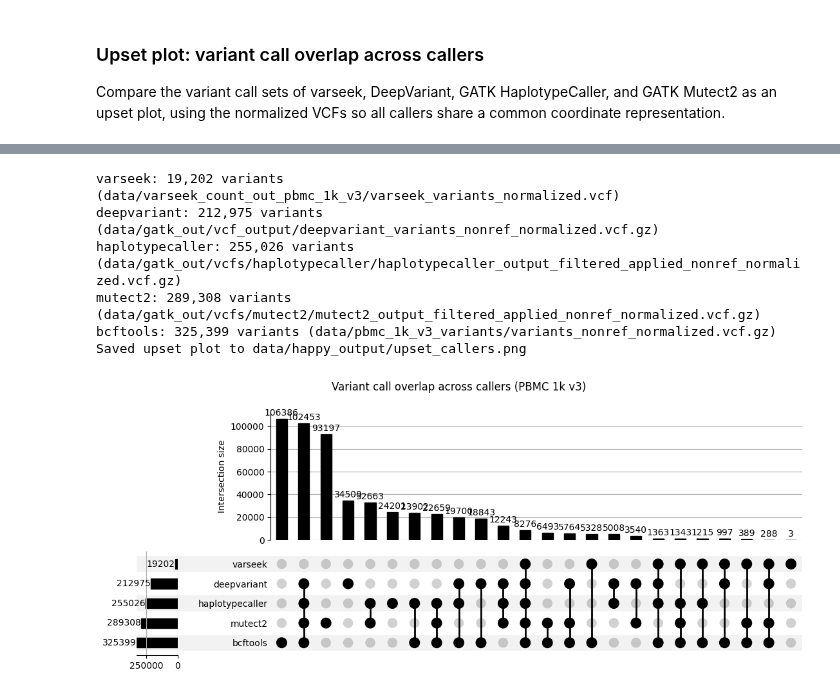
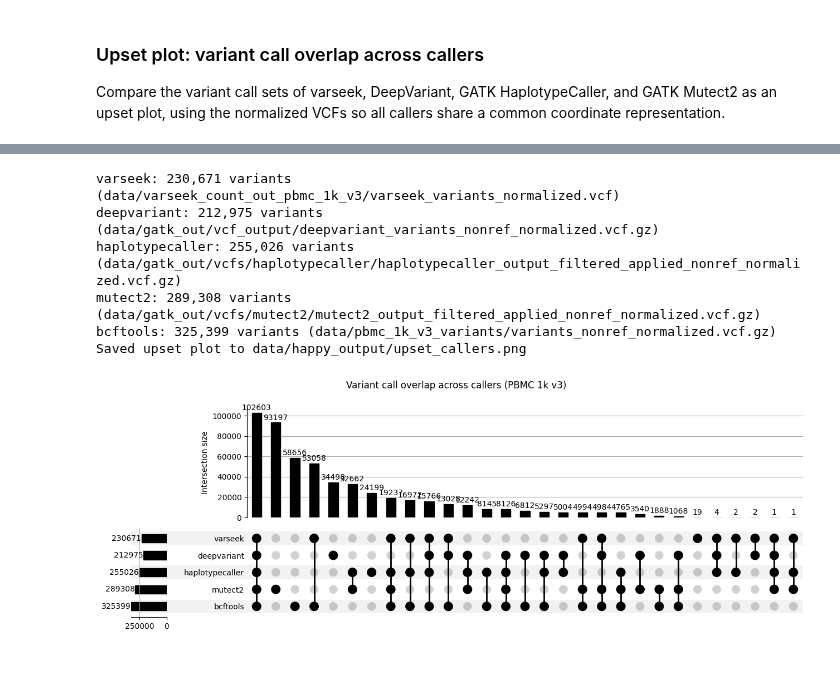
Before and after one commit to pachterlab/varseek-examples, a Jupyter notebook: vk_denovo.ipynb, the cells around one changed output, grey strips where cells are left out. Saved outputs shown, nothing was run; the diff lists cells and outputs as text; code cells hidden in the pictures; blank space fills up the shorter version.

```diff
--- a/vk_denovo.ipynb
+++ b/vk_denovo.ipynb
@@ -54,7 +54,7 @@ w = 37
 k = 41
 min_counts_denovo = 3
 threads = 16
-use_unfiltered_varseek = True
+min_counts_clean = 1
 # %% [markdown]
 ### Download the PBMC fastq dataset
 # %%
@@ -148,6 +148,8 @@ vk_count_output_dict = vk.count(
     out=vk_count_out_dir,
     k=k,
     threads=threads,
+    strand="unstranded",
+    min_counts=min_counts_clean,
     save_vcf=True
 )
 # %% [output]
@@ -678,33 +669,33 @@ caller_vcfs = {
     "bcftools": add_normalized_before_first_dot(insert_suffix_before_first_dot(variants_vcf, "_nonref"))
 }
 
 caller_sets = {}
 for name, path in caller_vcfs.items():
     s = read_variant_set(path)
     if s is None:
         print(f"WARNING: normalized VCF for {name} not found at {path}; excluding from upset plot.")
         continue
     caller_sets[name] = s
     print(f"{name}: {len(s):,} variants ({path})")
 
 if len(caller_sets) >= 2:
     upset_data = from_contents(caller_sets)
     fig = plt.figure(figsize=(11, 6))
-    UpSet(upset_data, subset_size="count", show_counts=True, sort_by="cardinality").plot(fig=fig)
+    UpSet(upset_data, subset_size="count", show_counts=True, sort_by="cardinality", sort_categories_by="-input").plot(fig=fig)
     fig.suptitle("Variant call overlap across callers (PBMC 1k v3)")
 
     upset_png = os.path.join(happy_out, "upset_callers.png")
     os.makedirs(happy_out, exist_ok=True)
     fig.savefig(upset_png, dpi=150, bbox_inches="tight")
     print(f"Saved upset plot to {upset_png}")
     plt.show()
 else:
     print("Need at least two caller sets to build an upset plot.")
 # %% [output]
-varseek: 19,202 variants (data/varseek_count_out_pbmc_1k_v3/varseek_variants_normalized.vcf)
+varseek: 230,671 variants (data/varseek_count_out_pbmc_1k_v3/varseek_variants_normalized.vcf)
 deepvariant: 212,975 variants (data/gatk_out/vcf_output/deepvariant_variants_nonref_normalized.vcf.gz)
 haplotypecaller: 255,026 variants (data/gatk_out/vcfs/haplotypecaller/haplotypecaller_output_filtered_applied_nonref_normalized.vcf.gz)
 mutect2: 289,308 variants (data/gatk_out/vcfs/mutect2/mutect2_output_filtered_applied_nonref_normalized.vcf.gz)
 bcftools: 325,399 variants (data/pbmc_1k_v3_variants/variants_nonref_normalized.vcf.gz)
 Saved upset plot to data/happy_output/upset_callers.png
-[figure, old version]
+[figure, new version]
```
Also changed, not shown: parts of 21 cells of this notebook.
